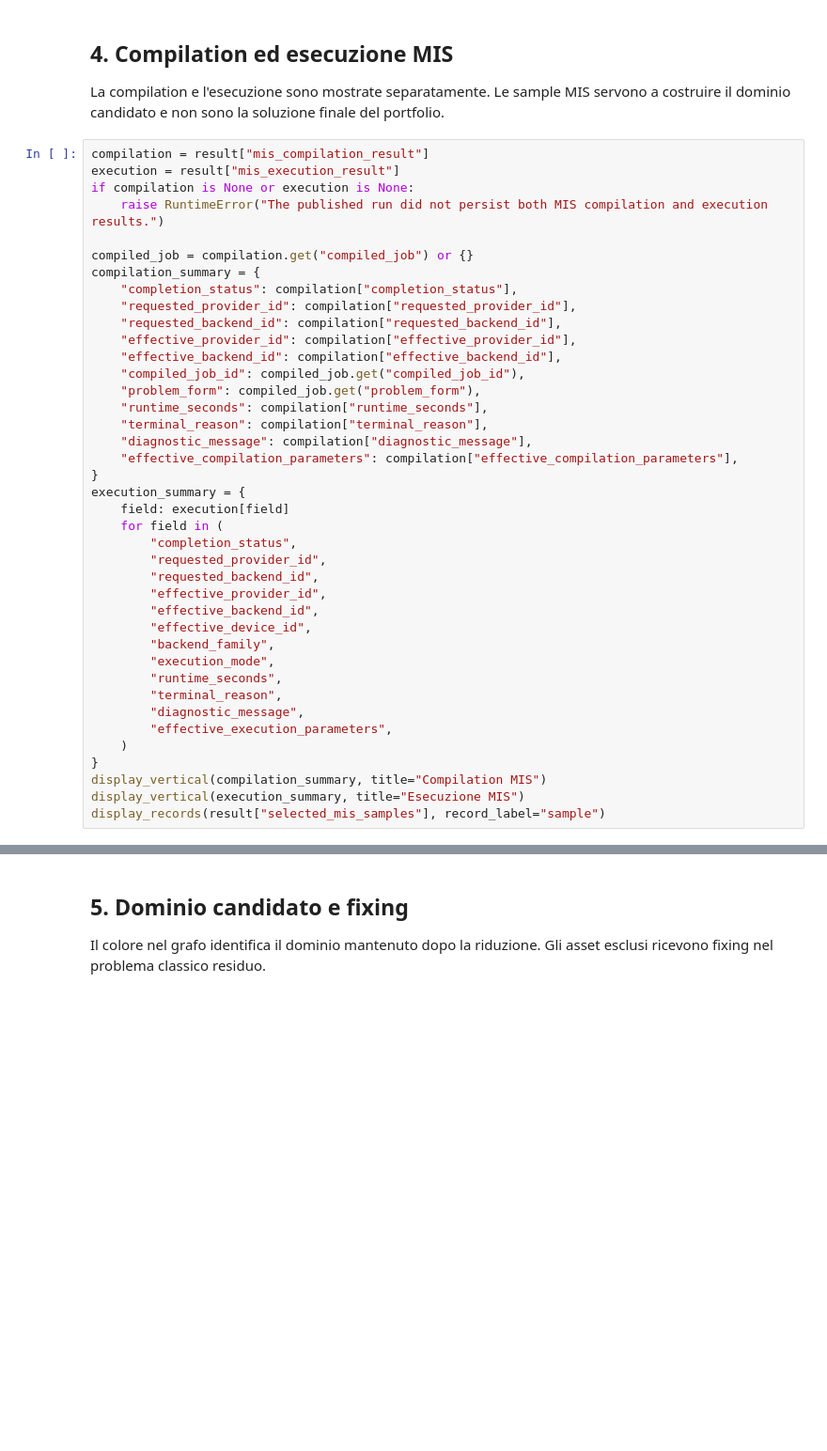
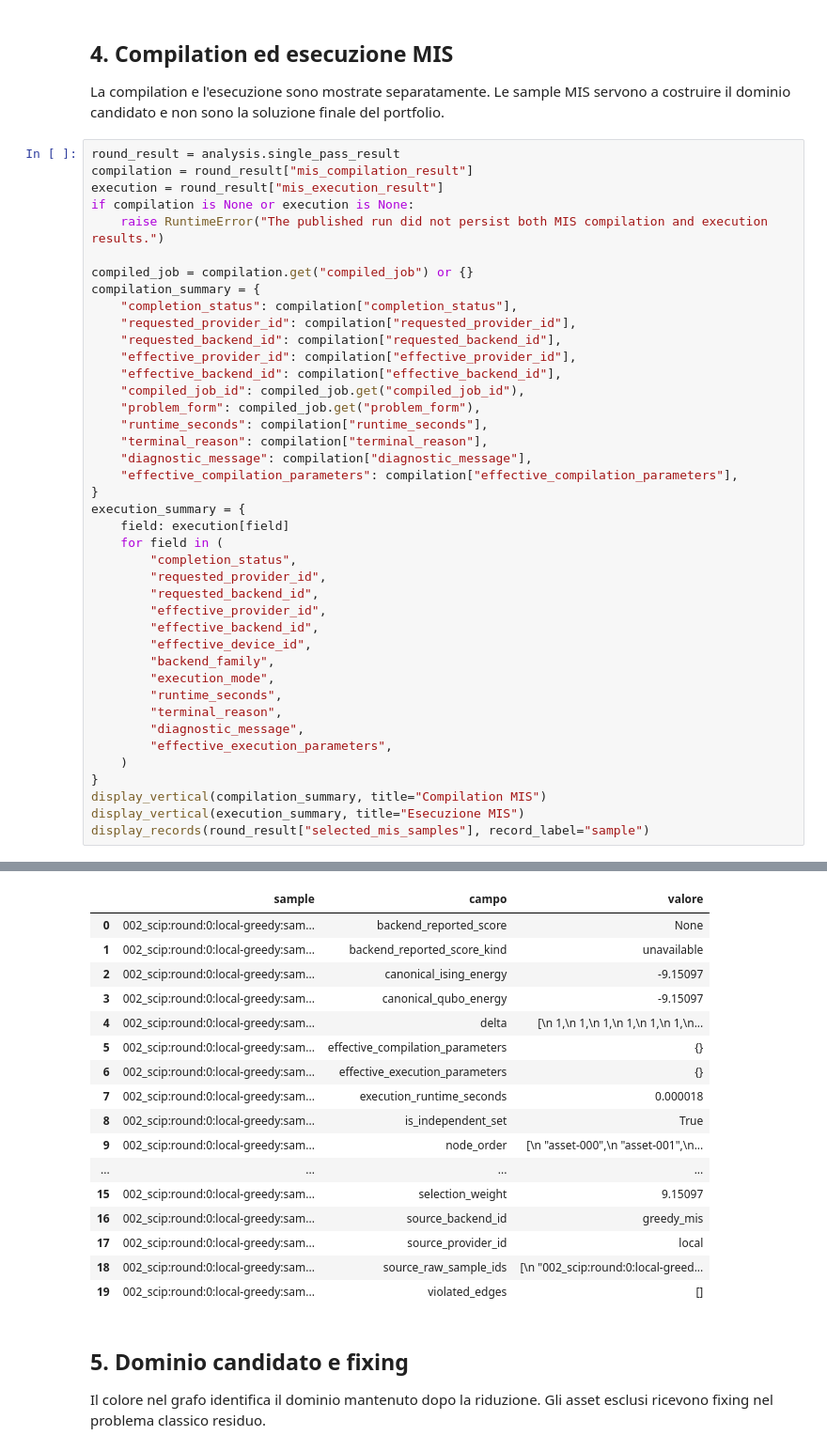
Before and after one commit to albetriv/qreduce, a Jupyter notebook: notebooks/experiments/002_synthetic_portfolio_single_pass.ipynb, the cells around one changed output, grey strips where cells are left out. Shown at 94% size. Cells and saved outputs as stored; diff of their text form; blank space fills up the shorter version.

```diff
--- a/notebooks/experiments/002_synthetic_portfolio_single_pass.ipynb
+++ b/notebooks/experiments/002_synthetic_portfolio_single_pass.ipynb
@@ -157,8 +157,9 @@ Metriche del run
 
 La compilation e l'esecuzione sono mostrate separatamente. Le sample MIS servono a costruire il dominio candidato e non sono la soluzione finale del portfolio.
 # %%
-compilation = result["mis_compilation_result"]
-execution = result["mis_execution_result"]
+round_result = analysis.single_pass_result
+compilation = round_result["mis_compilation_result"]
+execution = round_result["mis_execution_result"]
 if compilation is None or execution is None:
     raise RuntimeError("The published run did not persist both MIS compilation and execution results.")
 
@@ -195,5 +196,5 @@ execution_summary = {
 }
 display_vertical(compilation_summary, title="Compilation MIS")
 display_vertical(execution_summary, title="Esecuzione MIS")
-display_records(result["selected_mis_samples"], record_label="sample")
+display_records(round_result["selected_mis_samples"], record_label="sample")
 # %% [output]
@@ -201,3 +228,20 @@ KeyError: 'mis_compilation_result'
+|  | sample | campo | valore |
+| 0 | 002_scip:round:0:local-greedy:sam... | backend_reported_score | None |
+| 1 | 002_scip:round:0:local-greedy:sam... | backend_reported_score_kind | unavailable |
+| 2 | 002_scip:round:0:local-greedy:sam... | canonical_ising_energy | -9.15097 |
+| 3 | 002_scip:round:0:local-greedy:sam... | canonical_qubo_energy | -9.15097 |
+| 4 | 002_scip:round:0:local-greedy:sam... | delta | [\n 1,\n 1,\n 1,\n 1,\n 1,\n 1,\n... |
+| 5 | 002_scip:round:0:local-greedy:sam... | effective_compilation_parameters | {} |
+| 6 | 002_scip:round:0:local-greedy:sam... | effective_execution_parameters | {} |
+| 7 | 002_scip:round:0:local-greedy:sam... | execution_runtime_seconds | 0.000018 |
+| 8 | 002_scip:round:0:local-greedy:sam... | is_independent_set | True |
+| 9 | 002_scip:round:0:local-greedy:sam... | node_order | [\n "asset-000",\n "asset-001",\n... |
+| ... | ... | ... | ... |
+| 15 | 002_scip:round:0:local-greedy:sam... | selection_weight | 9.15097 |
+| 16 | 002_scip:round:0:local-greedy:sam... | source_backend_id | greedy_mis |
+| 17 | 002_scip:round:0:local-greedy:sam... | source_provider_id | local |
+| 18 | 002_scip:round:0:local-greedy:sam... | source_raw_sample_ids | [\n "002_scip:round:0:local-greed... |
+| 19 | 002_scip:round:0:local-greedy:sam... | violated_edges | [] |
 # %% [markdown]
 ## 5. Dominio candidato e fixing
 
```
Also changed, not shown: parts of 5 cells of this notebook, 6 other files.
